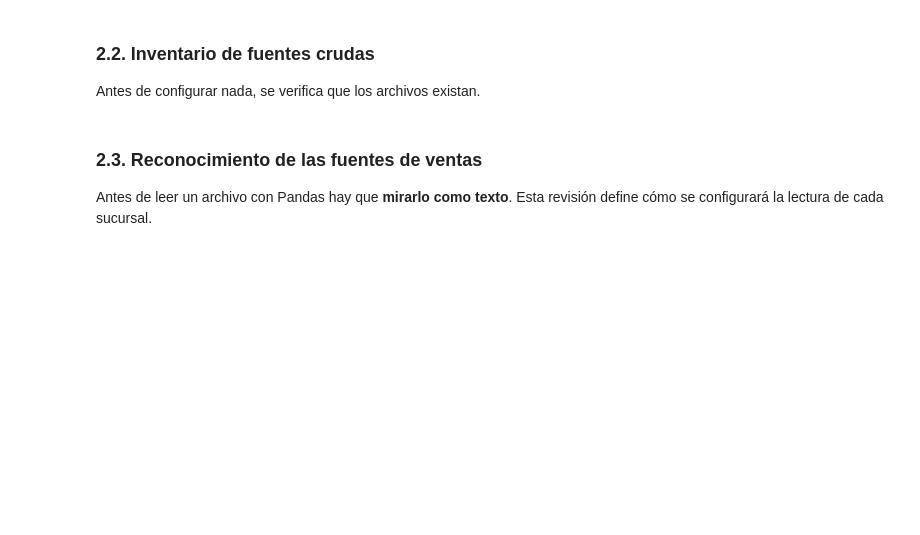
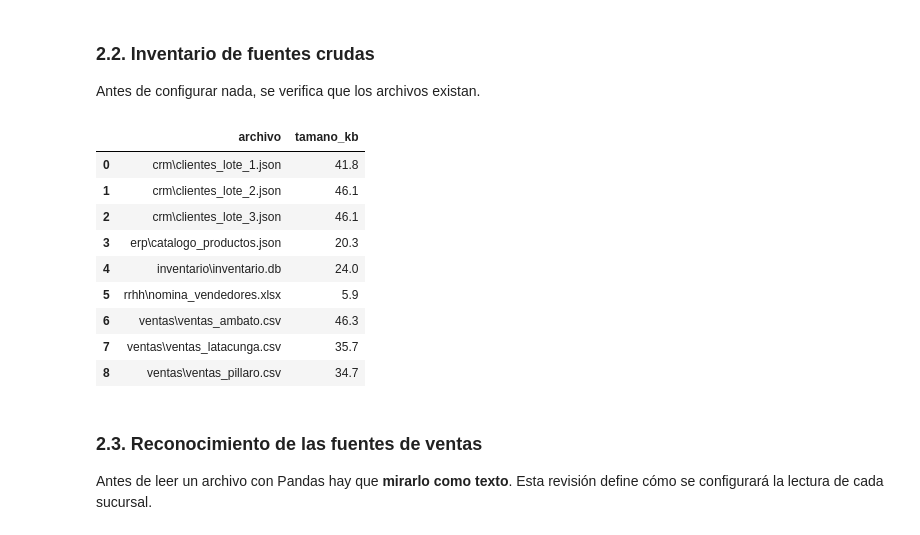
Before and after one commit to JoacoBRM/ciencia-de-datos, a Jupyter notebook: NOTEBOOKS/Clase11_11_2026/Notebook/RDA2_Practica_Extraccion_datos.ipynb, the cells around one changed output. Cells and saved outputs as stored; diff of their text form; code cells hidden in the pictures; blank space fills up the shorter version.

Commit message:
feat: add data extraction and integration lab notebooks, datasets, and pipeline logs

```diff
--- a/NOTEBOOKS/Clase11_11_2026/Notebook/RDA2_Practica_Extraccion_datos.ipynb
+++ b/NOTEBOOKS/Clase11_11_2026/Notebook/RDA2_Practica_Extraccion_datos.ipynb
@@ -150,18 +152,29 @@ print("Pandas:", pd.__version__)
 
 Antes de configurar nada, se verifica que los archivos existan.
 # %%
-RAW_DIR = Path("data/raw")
+RAW_DIR = Path("../data/raw")
 
 if not RAW_DIR.exists():
     raise FileNotFoundError(
         "No se encontró la carpeta data/raw. Descomprima el archivo de datos junto a este notebook."
     )
 
 inventario_archivos = pd.DataFrame(
     [{"archivo": str(p.relative_to(RAW_DIR)), "tamano_kb": round(p.stat().st_size / 1024, 1)}
      for p in sorted(RAW_DIR.rglob("*")) if p.is_file()]
 )
 inventario_archivos
+# %% [output]
+|  | archivo | tamano_kb |
+| 0 | crm\clientes_lote_1.json | 41.8 |
+| 1 | crm\clientes_lote_2.json | 46.1 |
+| 2 | crm\clientes_lote_3.json | 46.1 |
+| 3 | erp\catalogo_productos.json | 20.3 |
+| 4 | inventario\inventario.db | 24.0 |
+| 5 | rrhh\nomina_vendedores.xlsx | 5.9 |
+| 6 | ventas\ventas_ambato.csv | 46.3 |
+| 7 | ventas\ventas_latacunga.csv | 35.7 |
+| 8 | ventas\ventas_pillaro.csv | 34.7 |
 # %% [markdown]
 ### 2.3. Reconocimiento de las fuentes de ventas
 
```
Also changed, not shown: parts of 8 cells of this notebook, 14 other files.
